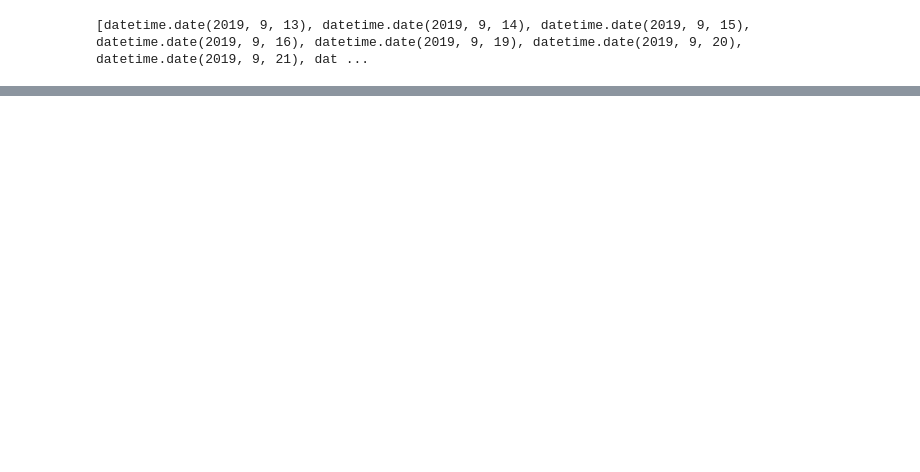
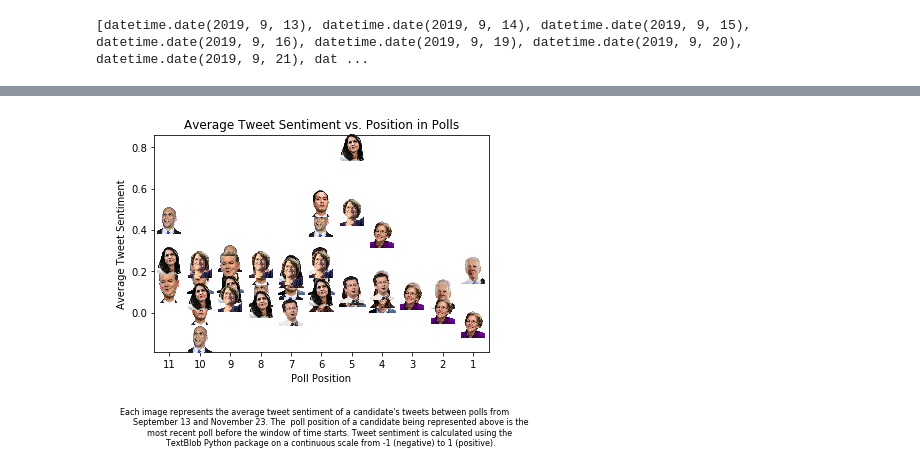
Before and after one commit to pmohamma/political_tweet_analysis, a Jupyter notebook: tweet_setup.ipynb, the cells around one changed output, grey strips where cells are left out. Drawn from its saved outputs; the diff is of its cells as text; code cells hidden in the pictures; blank space fills up the shorter version.

Commit message:
# caption = "Each image represents the average tweet sentiment of a candidate's tweets between polls from

```diff
--- a/tweet_setup.ipynb
+++ b/tweet_setup.ipynb
@@ -18,12 +18,12 @@ import time
 f_polls = open("dist/poll_data.json")
 data = json.load(f_polls)
 
-polls = [None](len(data))
+polls = [None]*(len(data))
 for i in range(len(data)):
     polls[i] = (Poll(data[i]))
 
 candidate_set = set()
-for p in polls_set:
+for p in polls:
     p.update_candidates(candidate_set)
 
 polls.sort(key = lambda x: x.end_date)
@@ -209,5 +198,5 @@ def get_poll_pos(c, p):
     global handle_to_last_name
     for po in range(len(p.sorted_results)):
         if p.sorted_results[po][1].lower() == handle_to_last_name[c.lower()].lower():
-            return len(p.sorted_results)-po
-    return null # should never happen
+            return len(handle_to_last_name)-po
+    return 11
@@ -219,7 +212,10 @@ for j in time_tweets:
         for t in time_tweets[j][po]:
             if not t._clean_text.count(" ") < 15:
                 t.set_other_mentions()
-                df = df.append({'cand_name': j , 'sentiment' : t.get_sentiment(),
+                df = df.append({'cand_name': j , 'sentiment' : t._polarity,
                                 'other_mentions': t.get_other_mentions(),
-                                'poll_position': get_poll_pos(j, po)} , ignore_index=True)
+                                'poll_position': get_poll_pos(j, po), 'poll_date': po.end_date,
+                                'raw_text': t.raw_text} , ignore_index=True)
         #         sent = avg_sentiment(j)
+
+df.to_csv("tweet.csv", index=False)
@@ -236,58 +268,66 @@ sentiment_nums
 # %%
 def getImage(path):
     if path == 'images/sanders.png':
-        return OffsetImage(plt.imread(path), zoom = 0.03, interpolation='gaussian')
+        return OffsetImage(plt.imread(path), zoom = 0.02, interpolation='gaussian')
     elif path == 'images/bennet.png':
+        return OffsetImage(plt.imread(path), zoom = 0.07, interpolation='gaussian')
+    else:
         return OffsetImage(plt.imread(path), zoom = 0.08, interpolation='gaussian')
-    else:
-        return OffsetImage(plt.imread(path), zoom = 0.1, interpolation='gaussian')
 
 paths = ['images/bennet.png',
         'images/biden.png',
         'images/booker.png',
         'images/buttigieg.png',
         'images/castro.png',
         'images/gabbard.png',
         'images/harris.png',
         'images/klobuchar.png',
         'images/sanders.png',
         'images/warren.png',
         'images/yang.png']
 
-x = [i+1 for i in range(len(paths))]
-y = sentiment_nums
-# x = [0,1,2,3,4]
-# y = [0,1,2,3,4]
+x = pos_avg_sentiment['poll_position']
+y = pos_avg_sentiment['sentiment']
+
 
 fig, ax = plt.subplots()
 ax.scatter(x, y, color = "white")
 plt.xticks(np.arange(1, len(paths)+1, 1), np.arange(len(paths), 0, -1))
-y = []
+
+img_paths = {}
+for i in most_recent_rankings:
+    path_name = "images/" + i + ".png"
+    img_paths[i] = getImage(path_name)
 
 # for x0, y0, path in zip(x, y,paths):
-for i in range(len(paths)):
-    candidate_name = most_recent_rankings[i]
-    path_name = "images/" + candidate_name + ".png"
+for i in range(pos_avg_sentiment.shape[0]):
+    cand_name = pos_avg_sentiment.loc[i].cand_name
+    sent = pos_avg_sentiment.loc[i].sentiment
+#     mentions = df.loc[i].other_mentions
+    poll_pos = 12 - pos_avg_sentiment.loc[i].poll_position
+    candidate_name = handle_to_last_name[cand_name.lower()]
+#     path_name = "images/" + candidate_name + ".png"
 #     ab = AnnotationBbox(getImage(path), (x0, y0), frameon=False) # , box_alignment=(0.3,0.3))
-    ab = AnnotationBbox(getImage(path_name), (x[i],
-                            cand_sentiments[last_name_to_handle[candidate_name]]), frameon=False) # , box_alignment=(0.3,0.3))
+    img = img_paths[candidate_name]
+#     img.putalpha(128)
+    ab = AnnotationBbox(img, (poll_pos,
+                            sent), frameon=False) # , box_alignment=(0.3,0.3))
     ax.add_artist(ab)
-    y.append(cand_sentiments[last_name_to_handle[candidate_name]])
 
 # plot line of best fit
 # plt.plot(np.unique(x), np.poly1d(np.polyfit(x, y, 1))(np.unique(x)))
 
-caption = """The ranking in the most recent polls is based upon the current RealClearPolitics (RCP) average.
-            Tweet sentiment is calculated using the TextBlob Python package and is conducted on all tweets
-            of more than 30 words between Sep 2 and Nov 16 of 2019. 30 words was chosen to make the sentiment
-            analysis more accurate. Sentiment is calculated on a continuous scale from -1 (negative) to 1 (positive),
-            with a score of 0 having a neutral sentiment. Bloomberg and Steyer are excluded from this analysis because
-            of their late entry into the race."""
+caption = """Each image represents the average tweet sentiment of a candidate's tweets between polls from
+            September 13 and November 23. The  poll position of a candidate being represented above is the
+            most recent poll before the window of time starts. Tweet sentiment is calculated using the
+            TextBlob Python package on a continuous scale from -1 (negative) to 1 (positive)."""
 
-plt.xlabel("Position in Latest Polls")
+plt.xlabel("Poll Position")
 plt.ylabel("Average Tweet Sentiment")
 plt.title("Average Tweet Sentiment vs. Position in Polls")
-fig.text(.5, -.2, caption, ha='center', fontdict={'size': 7})
+fig.text(.5, -.2, caption, ha='center', fontdict={'size': 8})
 
 
 plt.savefig('my_figure_with_best_fit.pdf', bbox_inches='tight', dpi=400)
+# %% [output]
+[figure, added]
```
Also changed, not shown: parts of 12 cells of this notebook, 4 other files.
